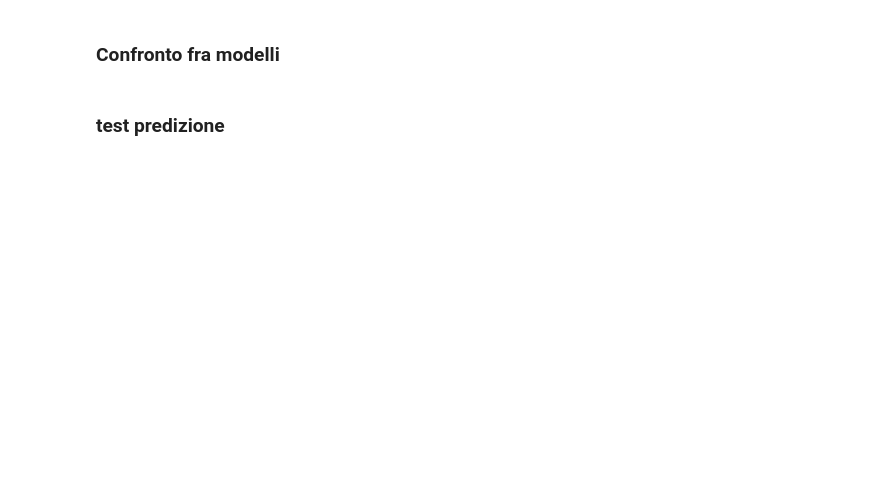
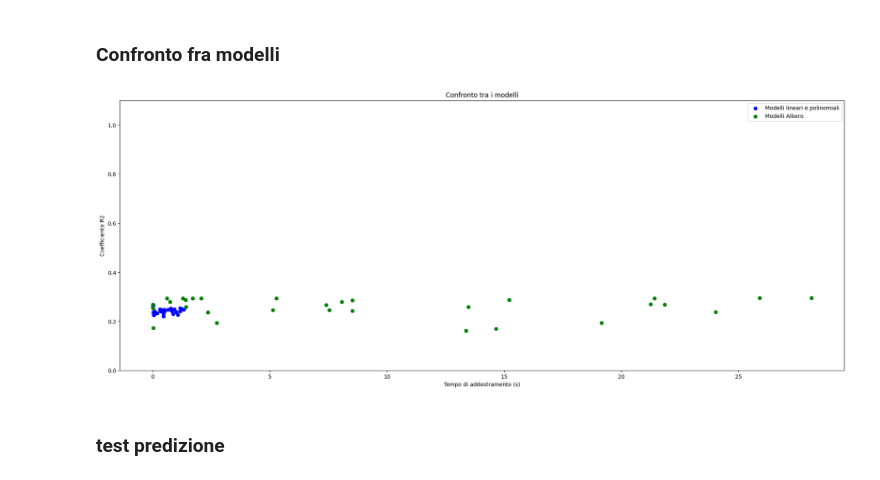
Before and after one commit to fiorani/garmin-data-analysis, a Jupyter notebook: garmin_analysis.ipynb, the cells around one changed output. Saved outputs shown, nothing was run; the diff lists cells and outputs as text; code cells hidden in the pictures; blank space fills up the shorter version.

```diff
--- a/garmin_analysis.ipynb
+++ b/garmin_analysis.ipynb
@@ -623,12 +681,6 @@ hypermodel.predict(np.array([0,0,9,100,100,0,30]).reshape(1, -1))
 ## Previsione Potenza
 # %% [markdown]
 La previsione della potenza è del tutto identica a quella fatta per il battito. La differenza sta nel fatto che il training set è differente. In particolare, per la previsione della potenza, abbiamo deciso di droppare anche `power_zone` per lo stesso motivo per cui abbiamo droppato `hr_zone` per la previsione del battito.
-# %%
-def get_trained_model(type, X_train, y_train, randomized=False):
-    pipe, grid = get_pipe_grid(type)
-    model = GridSearchCV(pipe, grid, cv=kf, scoring="r2", n_jobs=-1) if not randomized else RandomizedSearchCV(pipe, grid, cv=kf, scoring="r2", n_jobs=-1)
-    model.fit(X_train, y_train)
-    return model
 # %%
 X_watt = combined_df.drop(['power(watts)','distance(m)','altitude(m)','speed(m/s)','avg_power(watts)','time_since_start(s)','slope_percent','temperature(C)','hr_zone','pwr_zone','altitude_diff(m)','distance_diff(m)','left_pco(mm)','right_pco(mm)','power_left(watts)','power_right(watts)','accumulated_power(watts)'], axis=1)
 y_watt = combined_df['avg_power(watts)']
@@ -659,23 +769,24 @@ watt_tree_gs_res
 # %% [markdown]
 ### Confronto fra modelli
 # %%
-# Creazione del plot scatter
 fig, ax = plt.subplots(figsize=(24, 9))
 
 linear_models = pd.concat([linear_gs_res, linear_gs_res], axis=0)
 scatter_linear = ax.scatter(linear_models['mean_fit_time'], linear_models['mean_test_score'], color='blue', label='Modelli lineari e polinomiali')
 
-krm_models = pd.concat([kernel_gs_res, kernel_gs_res], axis=0)
-scatter_kernel = ax.scatter(krm_models['mean_fit_time'], krm_models['mean_test_score'], color='red', label='Modelli Kernel')
+#krm_models = pd.concat([kernel_gs_res, kernel_gs_res], axis=0)
+#scatter_kernel = ax.scatter(krm_models['mean_fit_time'], krm_models['mean_test_score'], color='red', label='Modelli Kernel')
 
 tree_models = pd.concat([watt_tree_gs_res, watt_tree_gs_res], axis=0)
 scatter_tree = ax.scatter(tree_models['mean_fit_time'], tree_models['mean_test_score'], color='green', label='Modelli Albero')
 
 ax.set_xlabel('Tempo di addestramento (s)')
 ax.set_ylabel('Coefficiente R2')
 ax.set_title('Confronto tra i modelli')
 ax.legend()
 plt.ylim(0, 1.1)
 plt.show()
+# %% [output]
+[figure, added]
 # %% [markdown]
 ### test predizione
```
Also changed, not shown: parts of 73 cells of this notebook.
